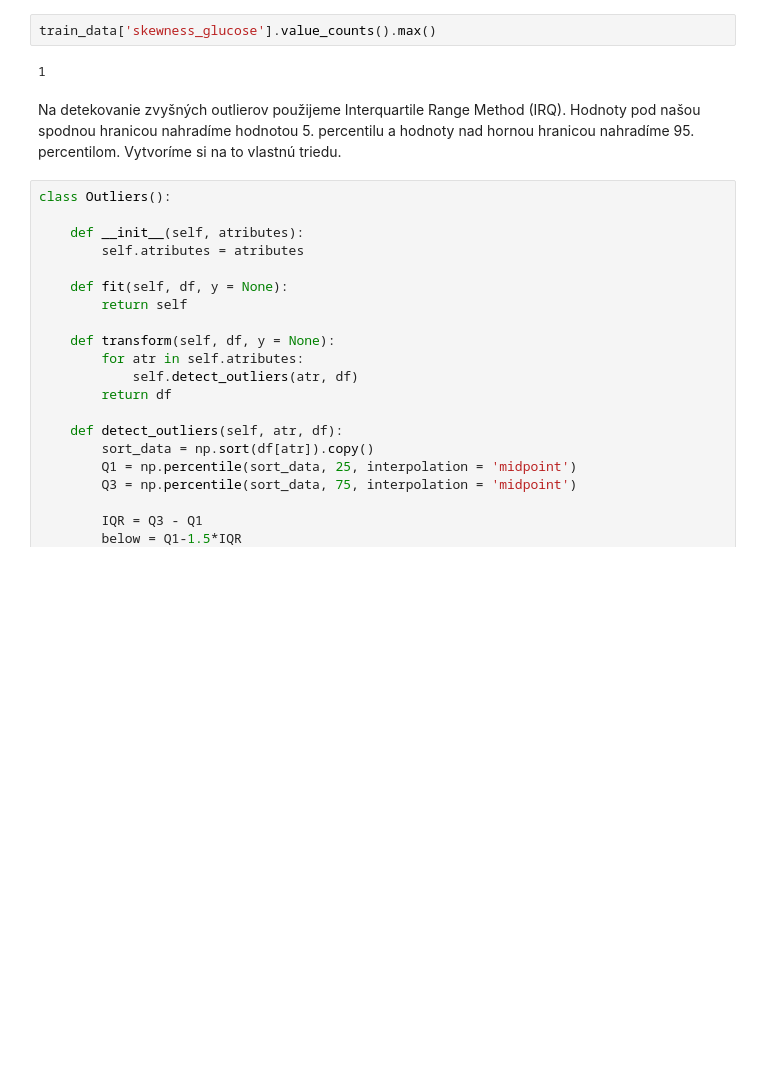
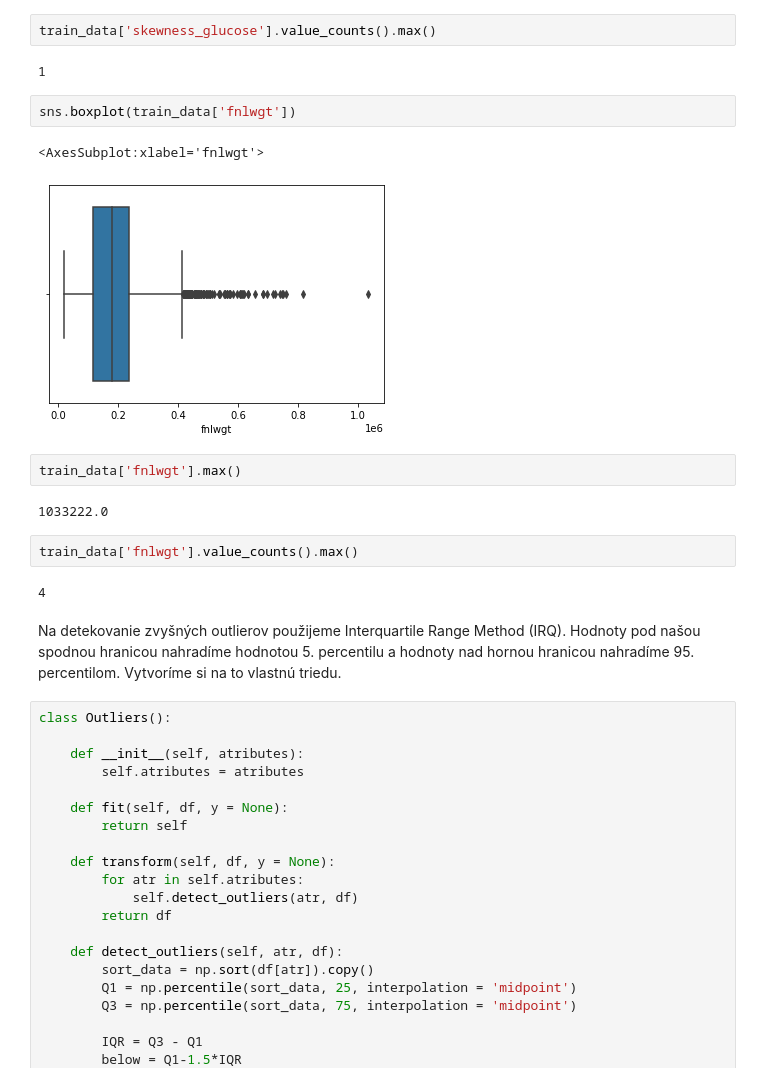
Before and after one commit to martinbudinsky3/diabetes-prediction, a Jupyter notebook: Budinsky_Balekova_Predspracovanie – kópia.ipynb, the cells around one changed output. Drawn from its saved outputs; the diff is of its cells as text; blank space fills up the shorter version.

```diff
--- a/Budinsky_Balekova_Predspracovanie – kópia.ipynb
+++ b/Budinsky_Balekova_Predspracovanie – kópia.ipynb
@@ -597,6 +597,19 @@ train_data['skewness_glucose'].max()
 train_data['skewness_glucose'].value_counts().max()
 # %% [output]
 1
+# %%
+sns.boxplot(train_data['fnlwgt'])
+# %% [output]
+<AxesSubplot:xlabel='fnlwgt'>
+[figure, added]
+# %%
+train_data['fnlwgt'].max()
+# %% [output]
+1033222.0
+# %%
+train_data['fnlwgt'].value_counts().max()
+# %% [output]
+4
 # %% [markdown]
 Na detekovanie zvyšných outlierov použijeme Interquartile Range Method (IRQ). Hodnoty pod našou spodnou hranicou nahradíme hodnotou 5. percentilu a hodnoty nad hornou hranicou nahradíme 95. percentilom. Vytvoríme si na to vlastnú triedu.
 # %%
```
Also changed, not shown: parts of 12 cells of this notebook.
